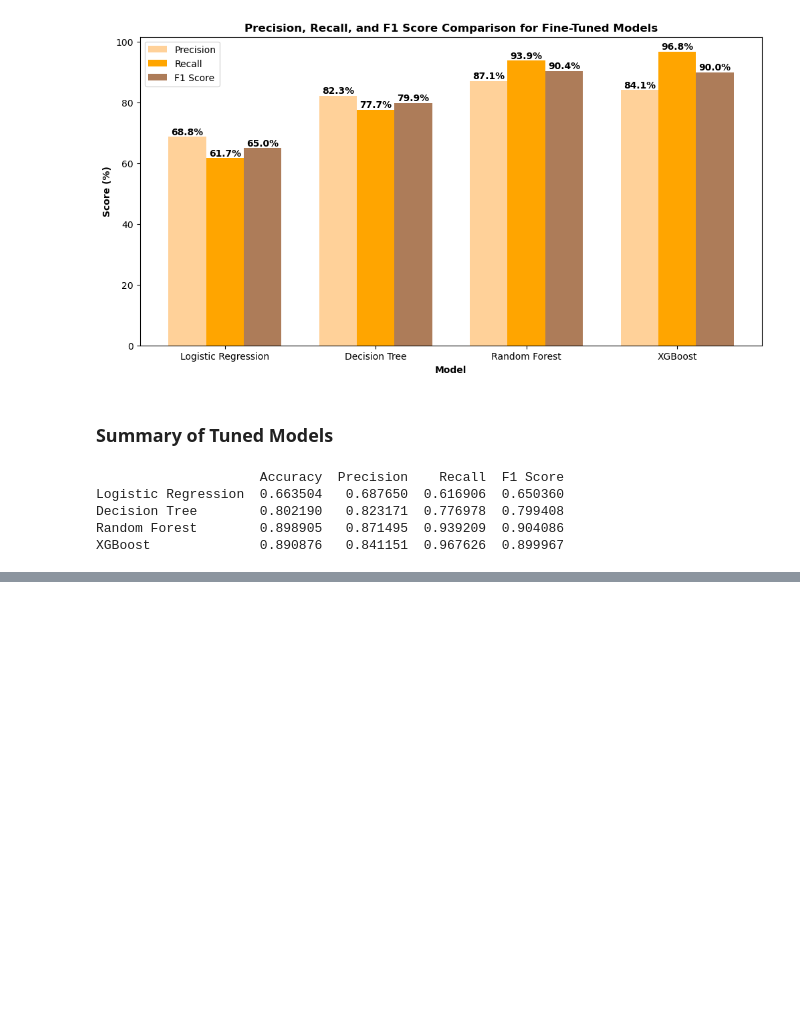
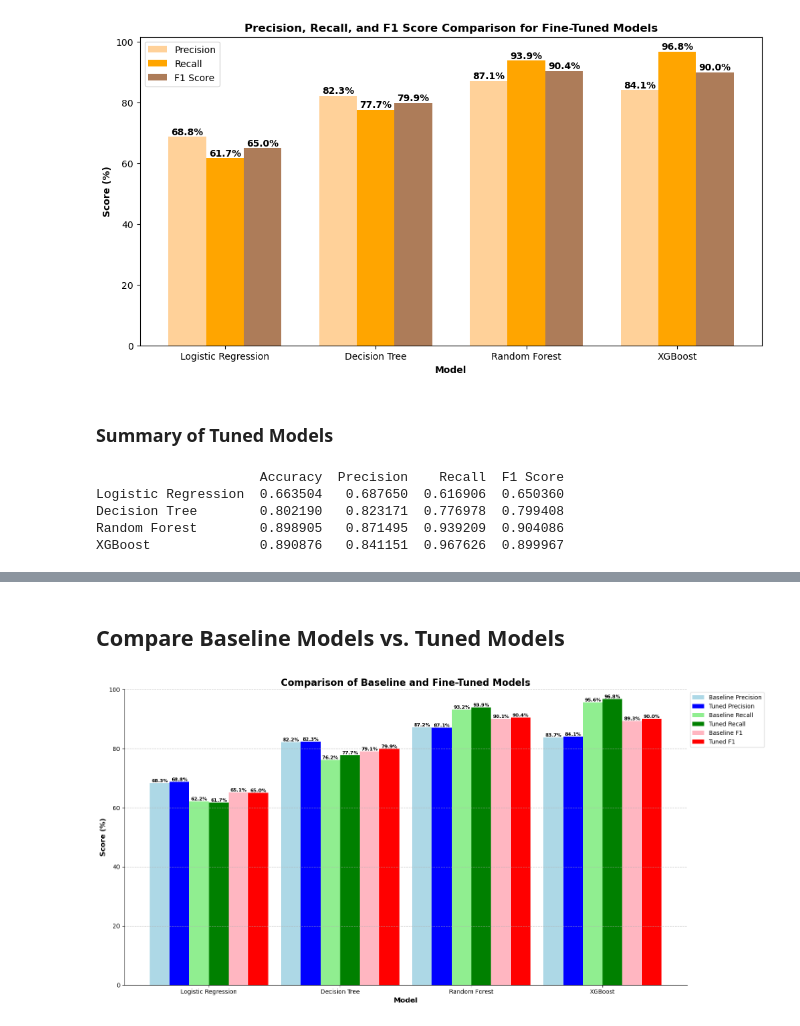
Before and after one commit to MaSOouD69/Loan_Predictor, a Jupyter notebook: 4. modeling.ipynb, the cells around one changed output, grey strips where cells are left out. Cells and saved outputs as stored; diff of their text form; code cells hidden in the pictures; blank space fills up the shorter version.

Commit message:
Baseline Models vs. Tuned Models

```diff
--- a/4. modeling.ipynb
+++ b/4. modeling.ipynb
@@ -1274,0 +1255,79 @@ Tuned XGBoost                 0.890876   0.841151  0.967626  0.899967
+# %% [markdown]
+## Compare Baseline Models vs. Tuned Models
+# %%
+import matplotlib.pyplot as plt
+import numpy as np
+
+# List of model names
+models = ['Logistic Regression', 'Decision Tree', 'Random Forest', 'XGBoost']
+
+# Baseline model scores
+precision_scores_base = [precision_lg, precision_dt, precision_rf, precision_xgb]
+recall_scores_base = [recall_lg, recall_dt, recall_rf, recall_xgb]
+f1_scores_base = [f1_lg, f1_dt, f1_rf, f1_xgb]
+
+# Fine-tuned model scores
+precision_scores_tuned = [precision_lg1, precision_dt1, precision_rf1, precision_xgb1]
+recall_scores_tuned = [recall_lg1, recall_dt1, recall_rf1, recall_xgb1]
+f1_scores_tuned = [f1_lg1, f1_dt1, f1_rf1, f1_xgb1]
+
+# Convert scores to percentages with one decimal place
+def to_percent(scores):
+    return [round(score * 100, 1) for score in scores]
+
+precision_base_pct = to_percent(precision_scores_base)
+recall_base_pct = to_percent(recall_scores_base)
+f1_base_pct = to_percent(f1_scores_base)
+
+precision_tuned_pct = to_percent(precision_scores_tuned)
+recall_tuned_pct = to_percent(recall_scores_tuned)
+f1_tuned_pct = to_percent(f1_scores_tuned)
+
+# Set the positions and width for the bars
+pos = np.arange(len(models))
+width = 0.15  # Adjusted width to fit all bars
+
+# Create the plot
+fig, ax = plt.subplots(figsize=(16, 8))
+
+# Plot bars for precision
+ax.bar(pos - 2*width, precision_base_pct, width, color='lightblue', label='Baseline Precision')
+ax.bar(pos - width, precision_tuned_pct, width, color='blue', label='Tuned Precision')
+
+# Plot bars for recall
+ax.bar(pos, recall_base_pct, width, color='lightgreen', label='Baseline Recall')
+ax.bar(pos + width, recall_tuned_pct, width, color='green', label='Tuned Recall')
+
+# Plot bars for F1 score
+ax.bar(pos + 2*width, f1_base_pct, width, color='lightpink', label='Baseline F1')
+ax.bar(pos + 3*width, f1_tuned_pct, width, color='red', label='Tuned F1')
+
+# Customize the chart
+ax.set_xlabel('Model', fontweight='bold', fontsize=12)
+ax.set_ylabel('Score (%)', fontweight='bold', fontsize=12)
+ax.set_title('Comparison of Baseline and Fine-Tuned Models', fontweight='bold', fontsize=16)
+ax.set_xticks(pos + 0.5*width)
+ax.set_xticklabels(models, rotation=0, ha='center')
+ax.legend(loc='upper left', bbox_to_anchor=(1, 1))
+
+# Function to add value labels
+def add_labels(offsets, values):
+    for offset, value in zip(offsets, values):
+        ax.text(offset, value, f'{value}%', ha='center', va='bottom', fontsize=8, fontweight='bold')
+
+# Add value labels
+for i in range(len(models)):
+    add_labels(pos[i] + np.array([-2, -1, 0, 1, 2, 3])*width,
+               [precision_base_pct[i], precision_tuned_pct[i],
+                recall_base_pct[i], recall_tuned_pct[i],
+                f1_base_pct[i], f1_tuned_pct[i]])
+
+# Adjust layout and display
+plt.ylim(0, 100)  # Set y-axis limit from 0 to 100%
+ax.spines['top'].set_visible(False)
+ax.spines['right'].set_visible(False)
+plt.grid(axis='y', linestyle='--', alpha=0.7)
+plt.tight_layout()
+plt.show()
+# %% [output]
+[figure, added]
```
Also changed, not shown: parts of 2 cells of this notebook.
